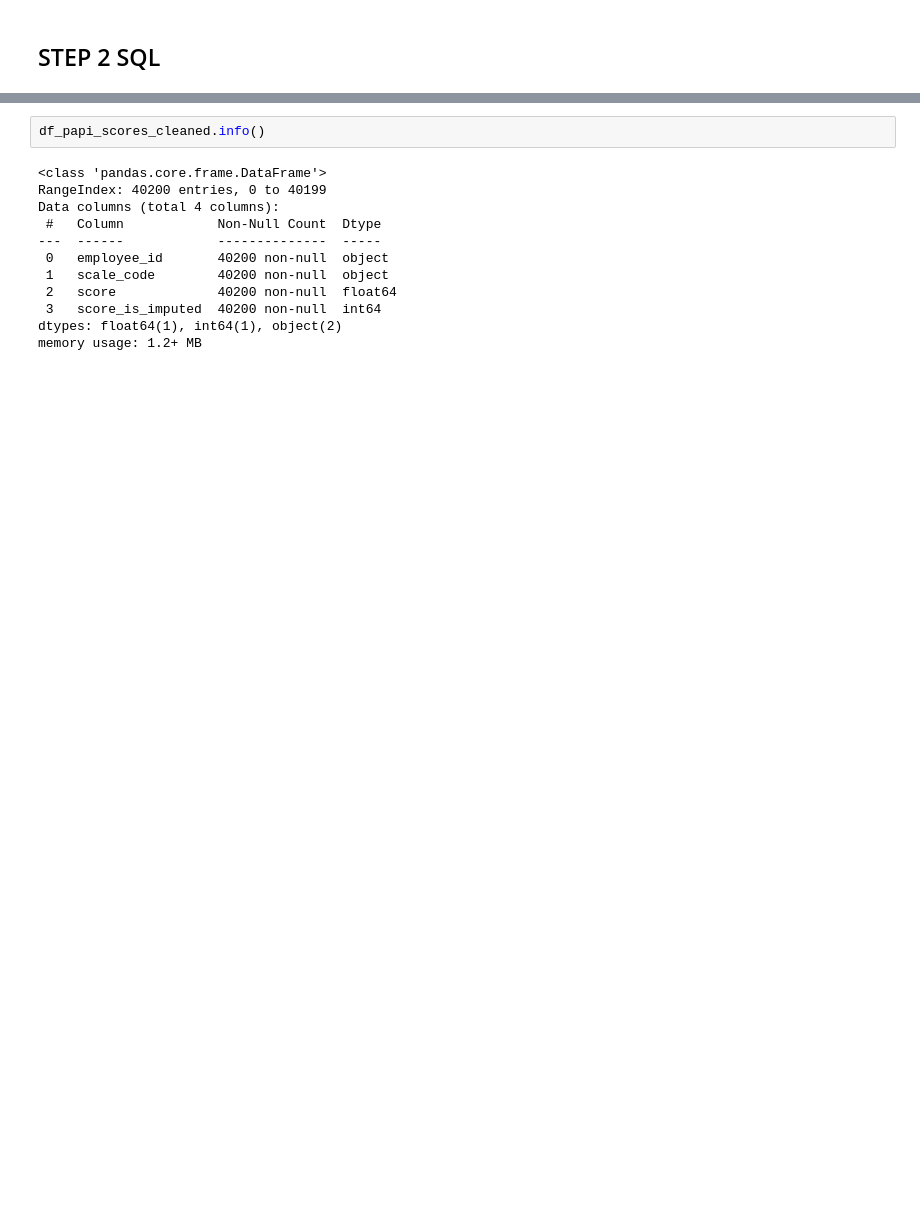
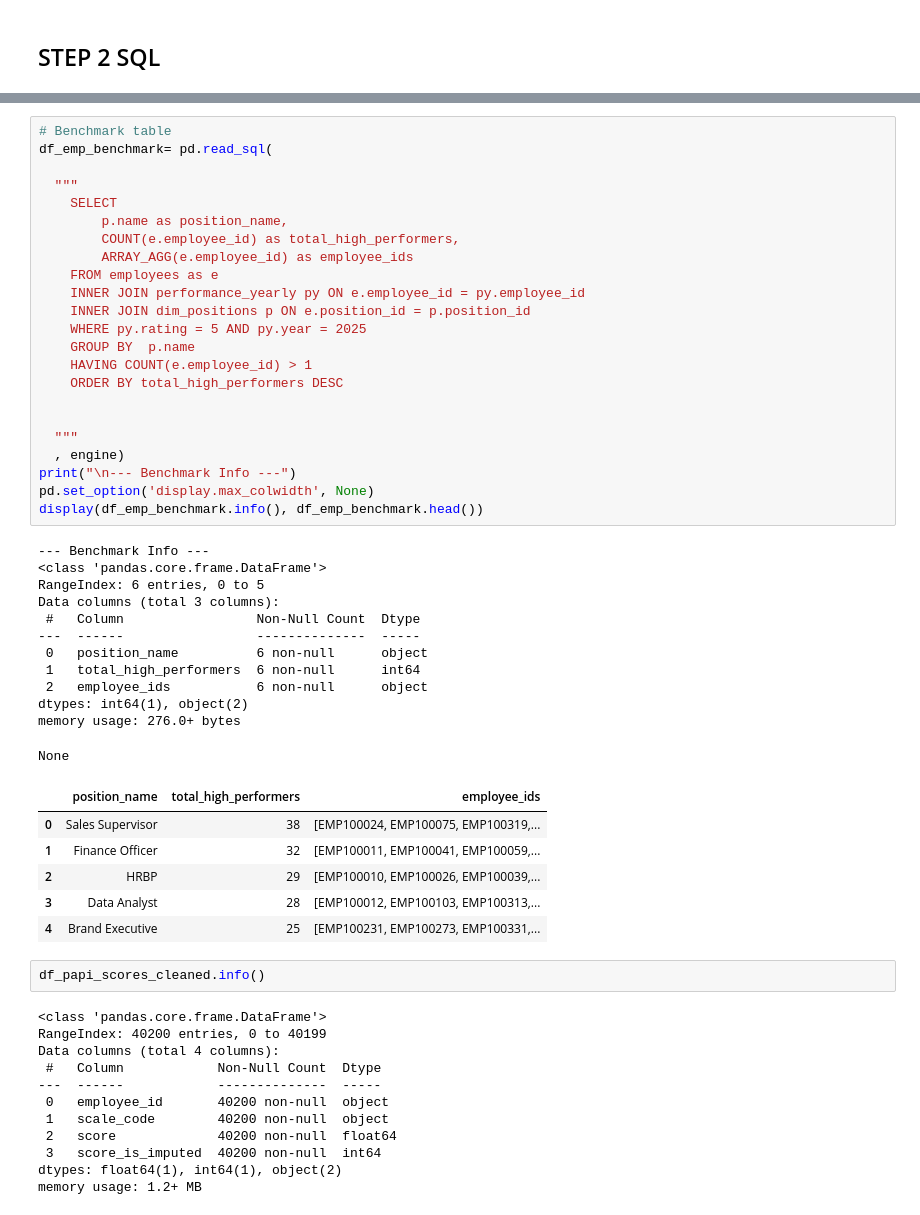
Before and after one commit to fbudimannn/talent-intelligence-system, a Jupyter notebook: 1_analysis/data_exploration.ipynb, the cells around one changed output, grey strips where cells are left out. Cells and saved outputs as stored; diff of their text form; blank space fills up the shorter version.

```diff
--- a/1_analysis/data_exploration.ipynb
+++ b/1_analysis/data_exploration.ipynb
@@ -3350,3 +3497,45 @@ None
+# %%
+# Benchmark table
+df_emp_benchmark= pd.read_sql(
+
+  """
+    SELECT
+        p.name as position_name,
+        COUNT(e.employee_id) as total_high_performers,
+        ARRAY_AGG(e.employee_id) as employee_ids
+    FROM employees as e
+    INNER JOIN performance_yearly py ON e.employee_id = py.employee_id
+    INNER JOIN dim_positions p ON e.position_id = p.position_id
+    WHERE py.rating = 5 AND py.year = 2025
+    GROUP BY  p.name
+    HAVING COUNT(e.employee_id) > 1
+    ORDER BY total_high_performers DESC
+
+
+  """
+  , engine)
+print("\n--- Benchmark Info ---")
+pd.set_option('display.max_colwidth', None)
+display(df_emp_benchmark.info(), df_emp_benchmark.head())
+# %% [output]
+--- Benchmark Info ---
+<class 'pandas.core.frame.DataFrame'>
+RangeIndex: 6 entries, 0 to 5
+Data columns (total 3 columns):
+ #   Column                 Non-Null Count  Dtype
+---  ------                 --------------  -----
+ 0   position_name          6 non-null      object
+ 1   total_high_performers  6 non-null      int64
+ 2   employee_ids           6 non-null      object
+dtypes: int64(1), object(2)
+memory usage: 276.0+ bytes
+None
+|  | position_name | total_high_performers | employee_ids |
+| 0 | Sales Supervisor | 38 | [EMP100024, EMP100075, EMP100319,... |
+| 1 | Finance Officer | 32 | [EMP100011, EMP100041, EMP100059,... |
+| 2 | HRBP | 29 | [EMP100010, EMP100026, EMP100039,... |
+| 3 | Data Analyst | 28 | [EMP100012, EMP100103, EMP100313,... |
+| 4 | Brand Executive | 25 | [EMP100231, EMP100273, EMP100331,... |
 # %%
 df_papi_scores_cleaned.info()
 # %% [output]
```
Also changed, not shown: parts of 8 cells of this notebook.
